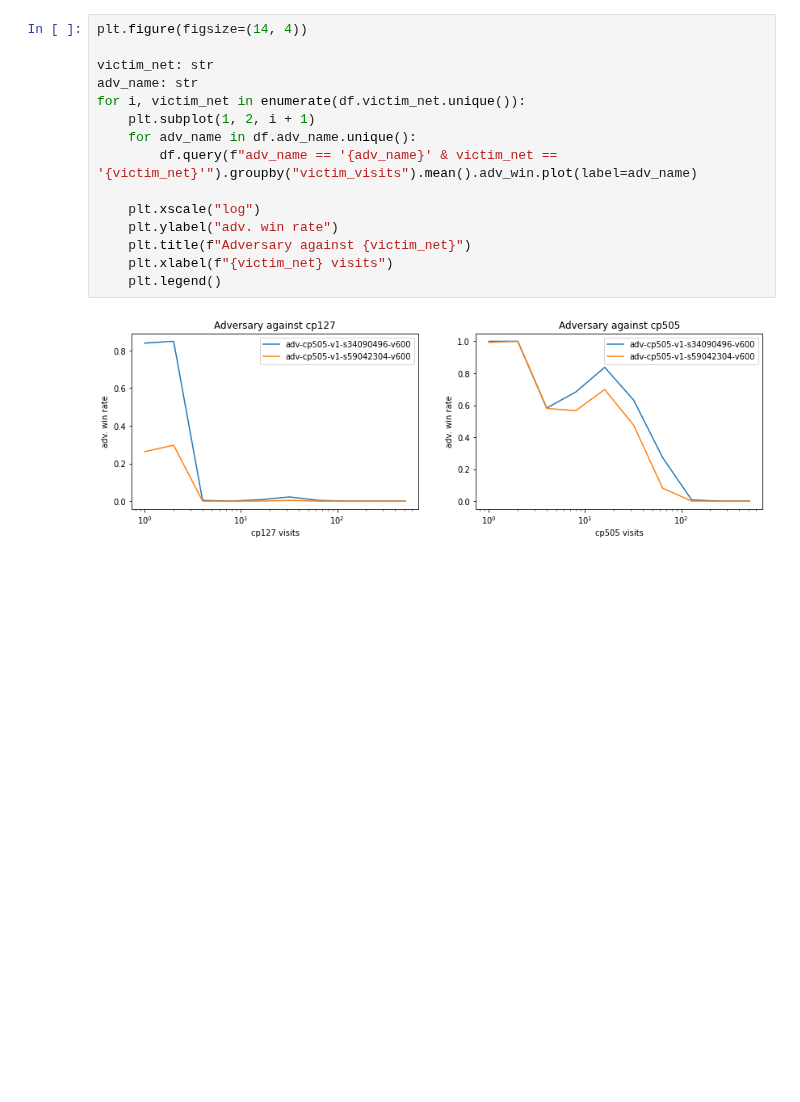
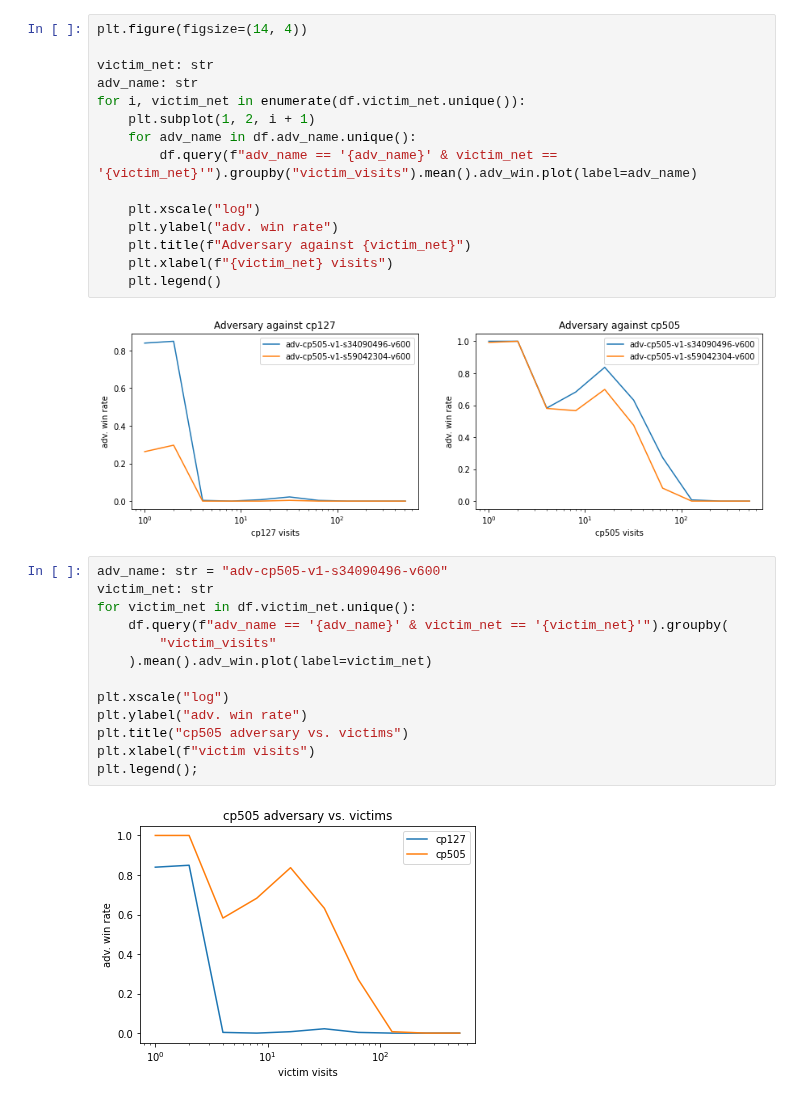
Before and after one commit to AlignmentResearch/go_attack, a Jupyter notebook: notebooks/iclr2022/plots.ipynb, the cells around one changed output. Cells and saved outputs as stored; diff of their text form; blank space fills up the shorter version.

Commit message:
Add transfer plot

```diff
--- a/notebooks/iclr2022/plots.ipynb
+++ b/notebooks/iclr2022/plots.ipynb
@@ -244,3 +244,18 @@ for i, victim_net in enumerate(df.victim_net.unique()):
     plt.legend()
 # %% [output]
 [figure]
+# %%
+adv_name: str = "adv-cp505-v1-s34090496-v600"
+victim_net: str
+for victim_net in df.victim_net.unique():
+    df.query(f"adv_name == '{adv_name}' & victim_net == '{victim_net}'").groupby(
+        "victim_visits"
+    ).mean().adv_win.plot(label=victim_net)
+
+plt.xscale("log")
+plt.ylabel("adv. win rate")
+plt.title("cp505 adversary vs. victims")
+plt.xlabel(f"victim visits")
+plt.legend();
+# %% [output]
+[figure, added]
```
Also changed, not shown: parts of 3 cells of this notebook.
